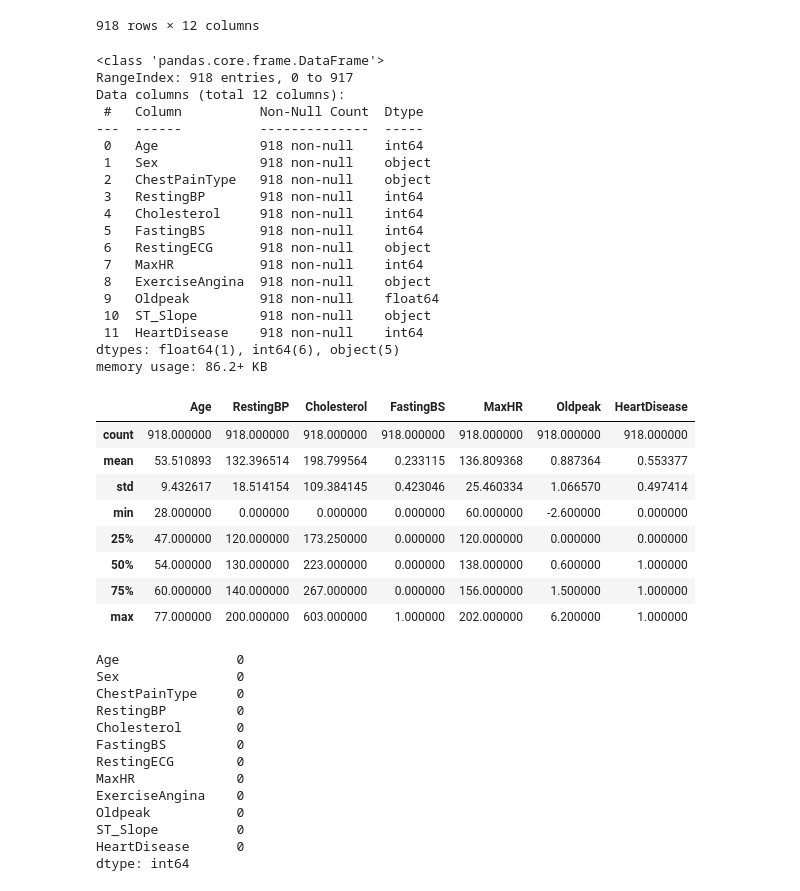
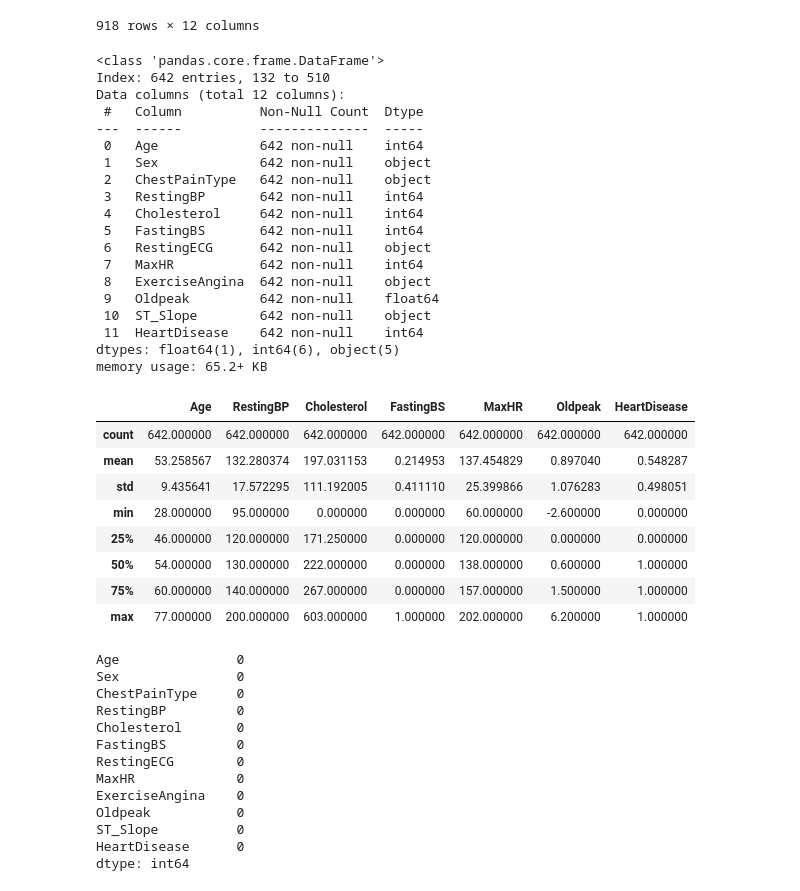
Before and after one commit to EricYangg/Heart-Failure-Classification, a Jupyter notebook: notebooks/heart_disease_analysis.ipynb, the cells around one changed output. Saved outputs shown, nothing was run; the diff lists cells and outputs as text; code cells hidden in the pictures.

```diff
--- a/notebooks/heart_disease_analysis.ipynb
+++ b/notebooks/heart_disease_analysis.ipynb
@@ -70,35 +77,35 @@ df
 # %%
-df.info()
+train_df.info()
 # %% [output]
 <class 'pandas.core.frame.DataFrame'>
-RangeIndex: 918 entries, 0 to 917
+Index: 642 entries, 132 to 510
 Data columns (total 12 columns):
  #   Column          Non-Null Count  Dtype
 ---  ------          --------------  -----
- 0   Age             918 non-null    int64
- 1   Sex             918 non-null    object
- 2   ChestPainType   918 non-null    object
- 3   RestingBP       918 non-null    int64
- 4   Cholesterol     918 non-null    int64
- 5   FastingBS       918 non-null    int64
- 6   RestingECG      918 non-null    object
- 7   MaxHR           918 non-null    int64
- 8   ExerciseAngina  918 non-null    object
- 9   Oldpeak         918 non-null    float64
- 10  ST_Slope        918 non-null    object
- 11  HeartDisease    918 non-null    int64
+ 0   Age             642 non-null    int64
+ 1   Sex             642 non-null    object
+ 2   ChestPainType   642 non-null    object
+ 3   RestingBP       642 non-null    int64
+ 4   Cholesterol     642 non-null    int64
+ 5   FastingBS       642 non-null    int64
+ 6   RestingECG      642 non-null    object
+ 7   MaxHR           642 non-null    int64
+ 8   ExerciseAngina  642 non-null    object
+ 9   Oldpeak         642 non-null    float64
+ 10  ST_Slope        642 non-null    object
+ 11  HeartDisease    642 non-null    int64
 dtypes: float64(1), int64(6), object(5)
-memory usage: 86.2+ KB
+memory usage: 65.2+ KB
 # %%
-df.describe()
+train_df.describe()
 # %% [output]
 |  | Age | RestingBP | Cholesterol | FastingBS | MaxHR | Oldpeak | HeartDisease |
-| count | 918.000000 | 918.000000 | 918.000000 | 918.000000 | 918.000000 | 918.000000 | 918.000000 |
-| mean | 53.510893 | 132.396514 | 198.799564 | 0.233115 | 136.809368 | 0.887364 | 0.553377 |
-| std | 9.432617 | 18.514154 | 109.384145 | 0.423046 | 25.460334 | 1.066570 | 0.497414 |
-| min | 28.000000 | 0.000000 | 0.000000 | 0.000000 | 60.000000 | -2.600000 | 0.000000 |
-| 25% | 47.000000 | 120.000000 | 173.250000 | 0.000000 | 120.000000 | 0.000000 | 0.000000 |
-| 50% | 54.000000 | 130.000000 | 223.000000 | 0.000000 | 138.000000 | 0.600000 | 1.000000 |
-| 75% | 60.000000 | 140.000000 | 267.000000 | 0.000000 | 156.000000 | 1.500000 | 1.000000 |
+| count | 642.000000 | 642.000000 | 642.000000 | 642.000000 | 642.000000 | 642.000000 | 642.000000 |
+| mean | 53.258567 | 132.280374 | 197.031153 | 0.214953 | 137.454829 | 0.897040 | 0.548287 |
+| std | 9.435641 | 17.572295 | 111.192005 | 0.411110 | 25.399866 | 1.076283 | 0.498051 |
+| min | 28.000000 | 95.000000 | 0.000000 | 0.000000 | 60.000000 | -2.600000 | 0.000000 |
+| 25% | 46.000000 | 120.000000 | 171.250000 | 0.000000 | 120.000000 | 0.000000 | 0.000000 |
+| 50% | 54.000000 | 130.000000 | 222.000000 | 0.000000 | 138.000000 | 0.600000 | 1.000000 |
+| 75% | 60.000000 | 140.000000 | 267.000000 | 0.000000 | 157.000000 | 1.500000 | 1.000000 |
 | max | 77.000000 | 200.000000 | 603.000000 | 1.000000 | 202.000000 | 6.200000 | 1.000000 |
 # %%
```
Also changed, not shown: parts of 18 cells of this notebook.
